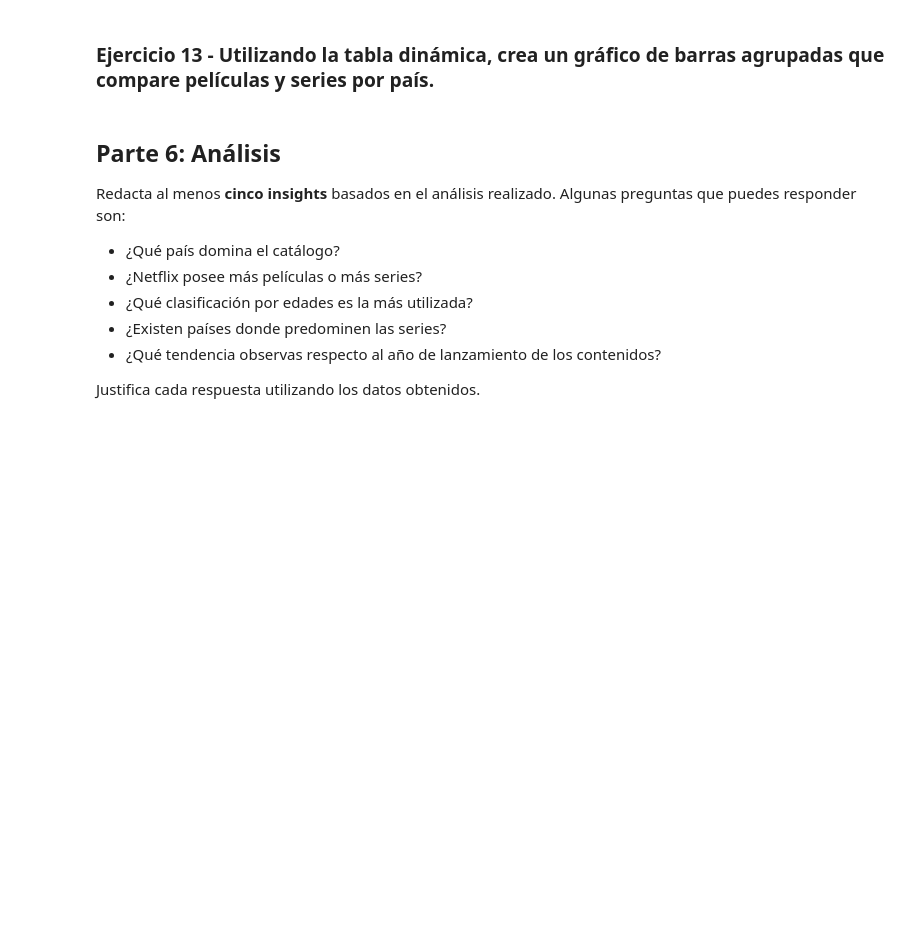
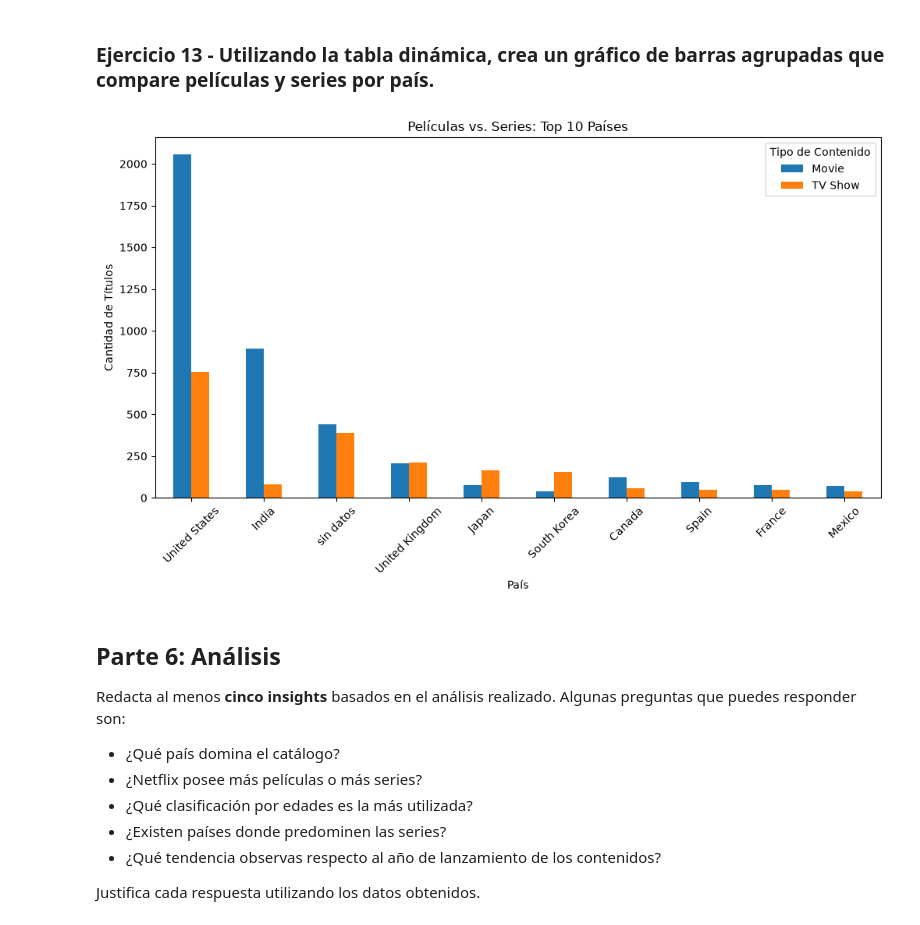
Before and after one commit to lucasandresponce/data-analysis-course, a Jupyter notebook: modulo-3-transformacion/clase-10/practica/notebook.ipynb, the cells around one changed output. Cells and saved outputs as stored; diff of their text form; code cells hidden in the pictures; blank space fills up the shorter version.

```diff
--- a/modulo-3-transformacion/clase-10/practica/notebook.ipynb
+++ b/modulo-3-transformacion/clase-10/practica/notebook.ipynb
@@ -305,0 +339,11 @@ Name: show_id, Length: 847, dtype: int64
+# %%
+# armo tabla con pivot_table
+
+tabla_paises = df_limpio.pivot_table(
+    index='country', #filas
+    columns='type', #columnas
+    values='show_id', # conteo
+    aggfunc='count' # funcion de agregacion
+)
+
+tabla_paises
@@ -342,3 +482,26 @@ El gráfico debe incluir:
+# %%
+# 1. Obtenemos los nombres de los 10 países con más títulos
+top_10_nombres = df_limpio['country'].value_counts().head(10).index
+
+# 2. Filtramos la tabla dinámica (la del Ejercicio 10) para esos países
+tabla_comparativa = tabla_paises.loc[top_10_nombres]
+
+# 3. Creamos el gráfico de barras agrupadas
+tabla_comparativa.plot(
+    kind='bar',
+    figsize=(12, 6),
+    title='Películas vs. Series: Top 10 Países'
+)
+
+# Configuración final
+import matplotlib.pyplot as plt
+plt.ylabel('Cantidad de Títulos')
+plt.xlabel('País')
+plt.xticks(rotation=45)
+plt.legend(title='Tipo de Contenido')
+plt.show()
+# %% [output]
+[figure, added]
 # %% [markdown]
 ## Parte 6: Análisis
 
```
Also changed, not shown: parts of 22 cells of this notebook.
